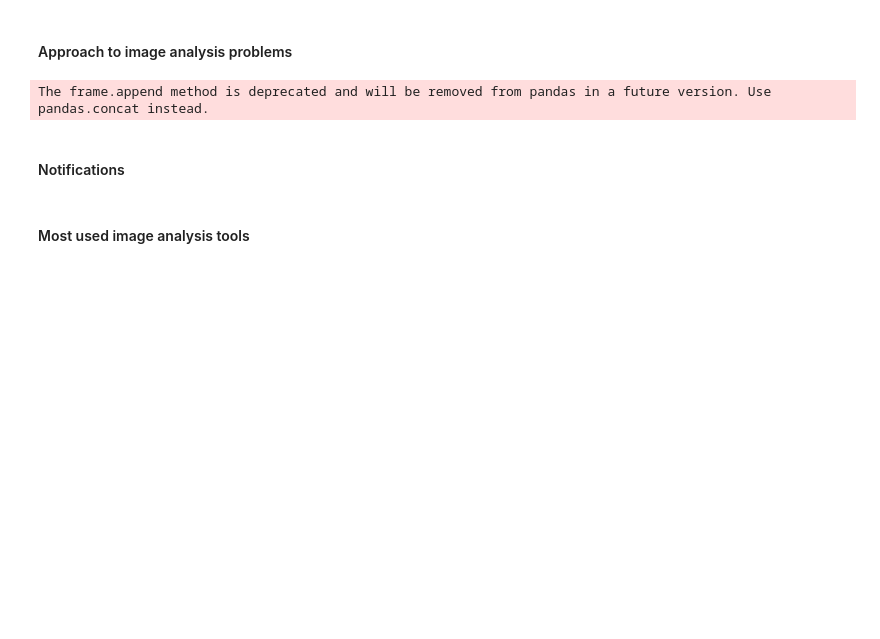
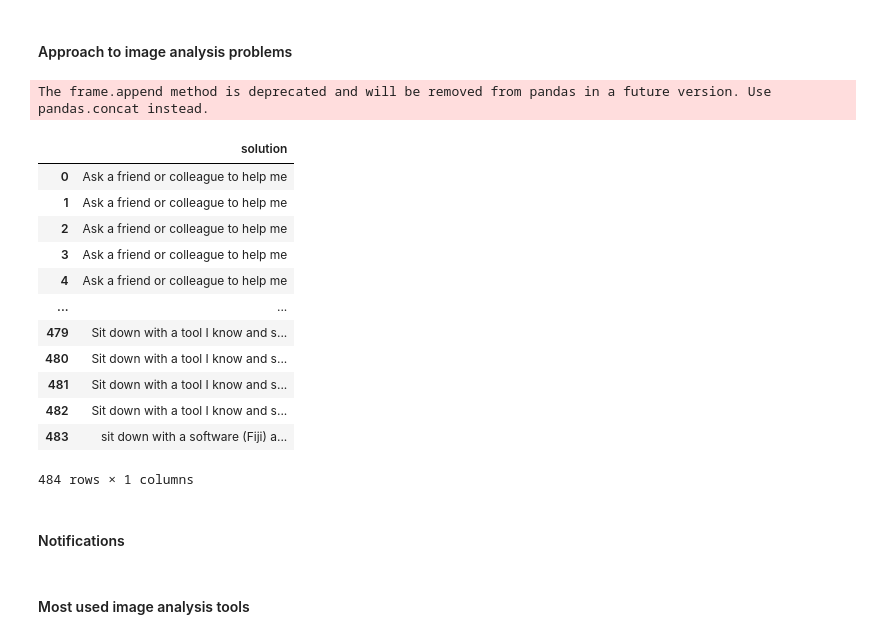
Before and after one commit to COBA-NIH/2023_ImageAnalysisSurvey, a Jupyter notebook: Biomage analysis survey_comparison with 2020.ipynb, the cells around one changed output. Cells and saved outputs as stored; diff of their text form; code cells hidden in the pictures; blank space fills up the shorter version.

```diff
--- a/Biomage analysis survey_comparison with 2020.ipynb
+++ b/Biomage analysis survey_comparison with 2020.ipynb
@@ -173,6 +172,23 @@ sol_21_22.add_trace(go.Bar(name=2020, y= sol_2020_df['index'], x=sol_2020_df['co
 sol_21_22.add_trace(go.Bar(name=2022, y=sol_2022_df.index, x=sol_2022_df['counts'], text=sol_2022_df['counts'], orientation='h'))
 sol_21_22.update_layout(title = 'Approaches to image analysis problems', title_x=0.5, width=700, height=400, font=dict(family='Helvetica', color="Black", size=16), legend=dict(title_font_family = 'Helvetica', font=dict(size=16, color="Black")))
 sol_21_22.update_yaxes(categoryorder='total ascending')
+# %%
+## Usage of image sc forum in different work type
+sol_2021
+# %% [output]
+|  | solution |
+| 0 | Ask a friend or colleague to help me |
+| 1 | Ask a friend or colleague to help me |
+| 2 | Ask a friend or colleague to help me |
+| 3 | Ask a friend or colleague to help me |
+| 4 | Ask a friend or colleague to help me |
+| ... | ... |
+| 479 | Sit down with a tool I know and s... |
+| 480 | Sit down with a tool I know and s... |
+| 481 | Sit down with a tool I know and s... |
+| 482 | Sit down with a tool I know and s... |
+| 483 | sit down with a software (Fiji) a... |
+484 rows × 1 columns
 # %% [markdown]
 #### Notifications
 # %%
```
Also changed, not shown: parts of 3 cells of this notebook, 4 other files.
